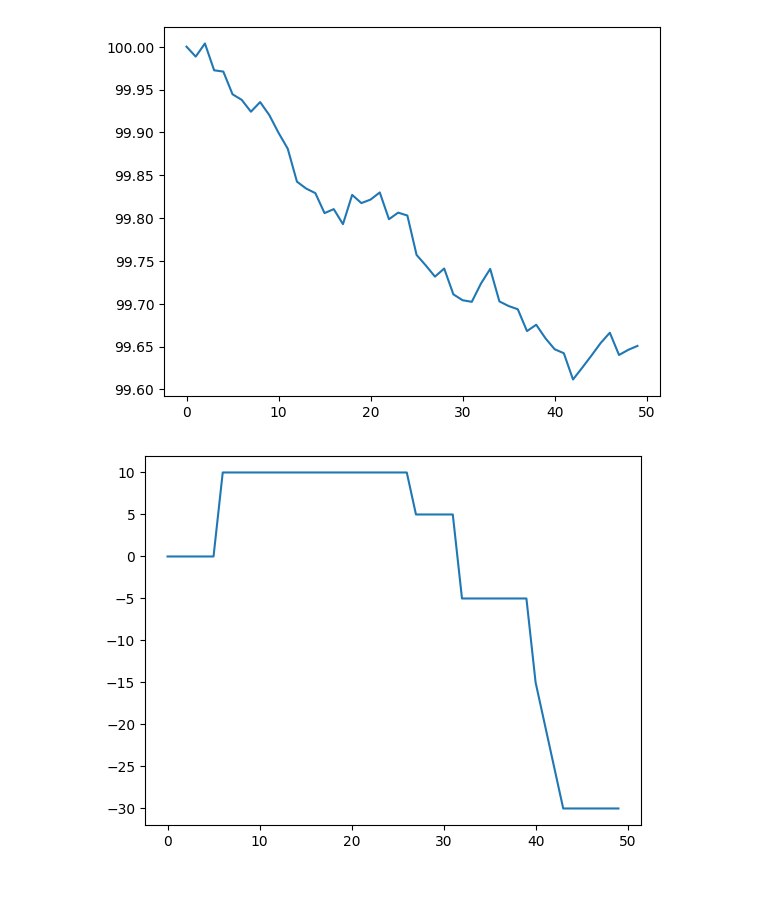
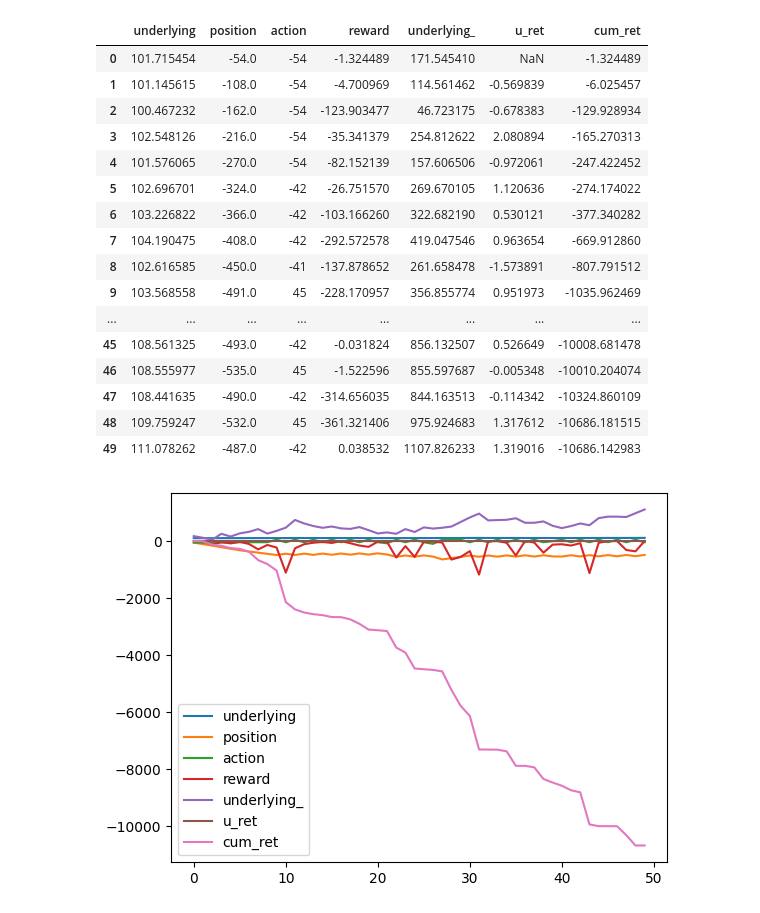
Before and after one commit to Thessal/derivatives, a Jupyter notebook: hedge/rl.ipynb, the cells around one changed output. Saved outputs shown, nothing was run; the diff lists cells and outputs as text; code cells hidden in the pictures; blank space fills up the shorter version.

```diff
--- a/hedge/rl.ipynb
+++ b/hedge/rl.ipynb
@@ -13,9 +36,9 @@ True
 # %%
 cfg = dict(
-    S0=100.0, K=100.0, T=10.0/252.0, D =10, sigma=0.01, kappa=0.1, cost_multiplier=1.0, tick_size=0.1
+    S0=100.0, K=100.0, T=10.0/252.0, D =5, sigma=0.01, kappa=0.1, cost_multiplier=1.0, tick_size=0.1
 )
 
-rl.Config.action_space = [-10.0, -5.0, 0.0, 5.0, 10.0] # Need to be modified, but I think this is not the main problem
+# rl.Config.action_space = [-10.0, -5.0, 0.0, 5.0, 10.0] # Need to be modified, but I think this is not the main problem
 
 env = OptionReplicationEnv(
     **cfg
@@ -24,7 +47,8 @@ agent = dqn(state_dim = 4, hidden_dim =64)
 optimizer = optim.Adam(agent.parameters(), lr= 0.001)
 loss_log = []
 
-for epoch in range(150):
+# for epoch in range(150):
+for epoch in range(10):
     history = []
     print("epoch", epoch)
 
@@ -67,6 +91,7 @@ for epoch in range(150):
         dones_t       = torch.tensor(dones, dtype=torch.float32)       # Shape: [sample_size]
 
         # 4. Perform a SINGLE batched forward pass and loss calculation
+        # FIXME batch size is too large. Is it a standard implemenation?
         loss = agent.td_loss(states_t, actions_t, rewards_t, next_states_t, dones_t)
 
         # 5. One backprop step for the entire batch
@@ -104,16 +128,48 @@ plt.plot(loss_log)
 # %%
 ss = []
 ps = []
-for state, _, _, _, _ in history:
+aa = []
+rs = []
+for state, action, reward, _, _ in history: # state, action, float(reward), next_state, float(done)
     underlying, _, pos, _ = state.tolist()
     ss.append(underlying)
     ps.append(pos)
+    aa.append(action)
+    rs.append(reward)
 
 import matplotlib.pyplot as plt
-plt.plot(ss[:50])
-plt.show()
-plt.plot(ps[:50])
-plt.show()
+# n = 1 * 50
+n = len(ss) - 50
+df = pd.DataFrame({
+    "underlying": ss[n:n+50],
+    "position" : ps[n:n+50],
+    "action": aa[n:n+50],
+    "reward": rs[n:n+50]
+})
+df["underlying_"] =  (df["underlying"] - 100) * 100
+df["u_ret"] = df["underlying"].diff()
+df["reward"] /= 100
+df["cum_ret"] = df["reward"].cumsum()
+df["action"] -= 100
+# df["underlying"].plot()
+df.plot()
+df
 # %% [output]
+|  | underlying | position | action | reward | underlying_ | u_ret | cum_ret |
+| 0 | 101.715454 | -54.0 | -54 | -1.324489 | 171.545410 | NaN | -1.324489 |
+| 1 | 101.145615 | -108.0 | -54 | -4.700969 | 114.561462 | -0.569839 | -6.025457 |
+| 2 | 100.467232 | -162.0 | -54 | -123.903477 | 46.723175 | -0.678383 | -129.928934 |
+| 3 | 102.548126 | -216.0 | -54 | -35.341379 | 254.812622 | 2.080894 | -165.270313 |
+| 4 | 101.576065 | -270.0 | -54 | -82.152139 | 157.606506 | -0.972061 | -247.422452 |
+| 5 | 102.696701 | -324.0 | -42 | -26.751570 | 269.670105 | 1.120636 | -274.174022 |
+| 6 | 103.226822 | -366.0 | -42 | -103.166260 | 322.682190 | 0.530121 | -377.340282 |
+| 7 | 104.190475 | -408.0 | -42 | -292.572578 | 419.047546 | 0.963654 | -669.912860 |
+| 8 | 102.616585 | -450.0 | -41 | -137.878652 | 261.658478 | -1.573891 | -807.791512 |
+| 9 | 103.568558 | -491.0 | 45 | -228.170957 | 356.855774 | 0.951973 | -1035.962469 |
+| ... | ... | ... | ... | ... | ... | ... | ... |
+| 45 | 108.561325 | -493.0 | -42 | -0.031824 | 856.132507 | 0.526649 | -10008.681478 |
+| 46 | 108.555977 | -535.0 | 45 | -1.522596 | 855.597687 | -0.005348 | -10010.204074 |
+| 47 | 108.441635 | -490.0 | -42 | -314.656035 | 844.163513 | -0.114342 | -10324.860109 |
+| 48 | 109.759247 | -532.0 | 45 | -361.321406 | 975.924683 | 1.317612 | -10686.181515 |
+| 49 | 111.078262 | -487.0 | -42 | 0.038532 | 1107.826233 | 1.319016 | -10686.142983 |
-[figure, old version]
+[figure, new version]
-[figure, removed]
```
Also changed, not shown: parts of 10 cells of this notebook, 1 other file.
